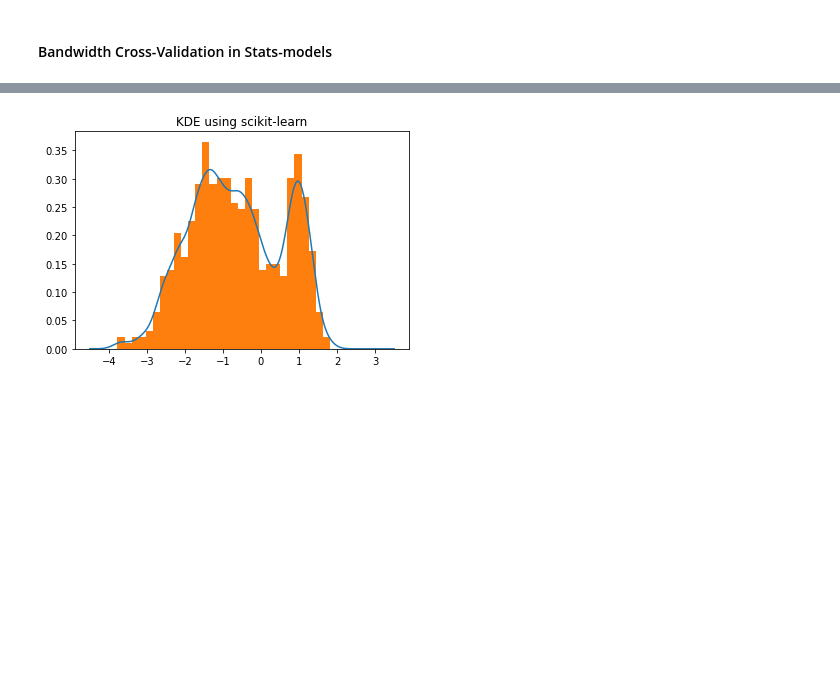
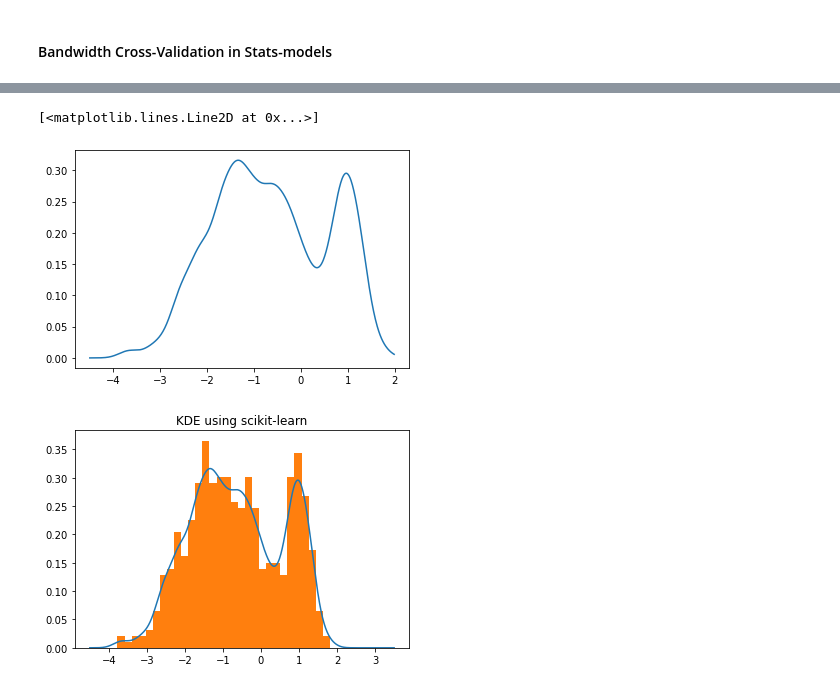
Before and after one commit to feramdor/SPF-2021-II, a Jupyter notebook: TEMA-2/Clase18_Continuation_KDE.ipynb, the cells around one changed output, grey strips where cells are left out. Cells and saved outputs as stored; diff of their text form; code cells hidden in the pictures; blank space fills up the shorter version.

```diff
--- a/TEMA-2/Clase18_Continuation_KDE.ipynb
+++ b/TEMA-2/Clase18_Continuation_KDE.ipynb
@@ -299,3 +295,27 @@ Text(0.5, 1.0, 'KDE using scikit-learn')
+# %%
+# How to obtain a function instead of an array of values from KDEMultivariate?
+def kde_statsmodels_m_func(x, n_terminos, tec_red_var1=1,  tec_red_var2=0, bandwidth=0.2, **kwargs):
+    """Multivariate Kernel Density Estimation with Statsmodels"""
+    kde = KDEMultivariate(x,
+                          bw='cv_ml',  #bandwidth * np.ones_like(x),
+                          var_type='c', **kwargs)
+    pdf = lambda x_grid: kde.pdf(x_grid)
+
+    if tec_red_var1 == 1:
+        # Aplican la tecnica de reducción de varianza 1
+    elif tec_red_var2 == 1
+        # Aplican la tecnica de reducción de varianza 1
+    else:
+        # aplica método de aceptación y rechazo
+
+    return
+
+kde1 = kde_statsmodels_m_func(x)
+x1 = np.arange(-4.5, 2, 0.01)
+plt.plot(x1, kde1(x1))
+# %% [output]
+[<matplotlib.lines.Line2D at 0x...>]
+[figure, added]
 # %%
 # How to obtain a function instead of an array of values from sklearn KDE?
 # %% [output]
```
Also changed, not shown: parts of 5 cells of this notebook, 2 other files.
